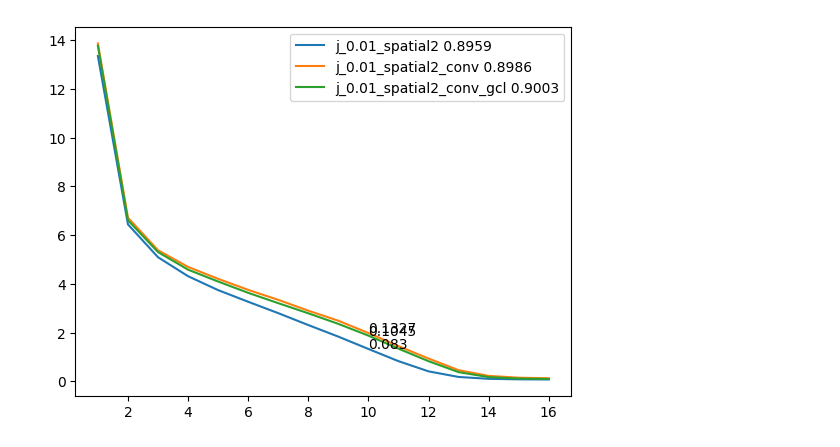
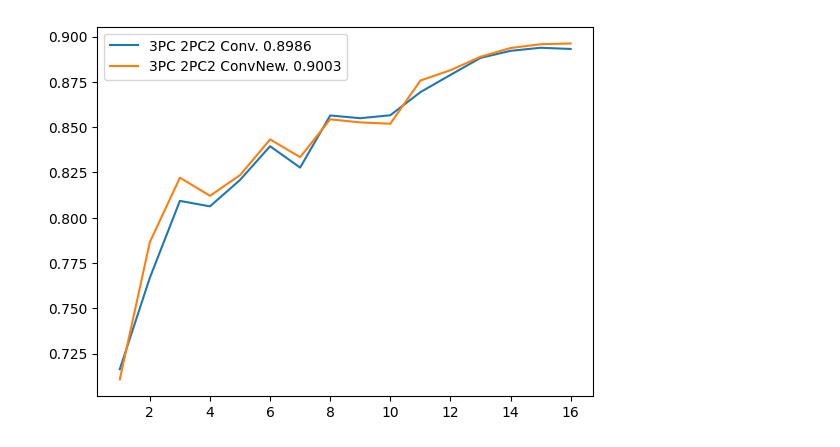
Before and after one commit to daivuongktx13/pyskl, a Jupyter notebook: demo/loss.ipynb, the cells around one changed output. Cells and saved outputs as stored; diff of their text form; code cells hidden in the pictures.

Commit message:
Visualize + ...

```diff
--- a/demo/loss.ipynb
+++ b/demo/loss.ipynb
@@ -31,3 +39,35 @@ def getLastResult(file_name):
         data = "\n".join(file.readlines()[-9:])
     top1_accs = re.findall('top1_acc: ([0-9.]+)', data)
     return top1_accs[-2]
+# %%
+count = 0
+for name, interest in zip(names, interests):
+
+    file_template = os.path.join(experiment_dir, interest, "*.log")
+    glob_files = glob.glob(file_template)
+    glob_files.sort(reverse = True)
+    log_file = glob_files[0]
+
+    result = getLastResult(log_file)
+    file_template = os.path.join(experiment_dir, interest, "*.log.json")
+    glob_files = glob.glob(file_template)
+    glob_files.sort(reverse = True)
+    log_file = glob_files[0]
+
+
+    with open(log_file, 'r') as file:
+        history = [json.loads(line.strip()) for line in file.readlines()][1:]
+    train, _, train_gcl = accumulateHistory(history)
+    epochs = list(train.keys())
+    losses = list(train.values())
+    plt.plot(epochs, losses, label = f"{name}. Loss CLS. {str(result)}")
+    if count == 0:
+        plt.text(epochs[-1], losses[-1], round(losses[-1], 4))
+        count += 1
+    if len(train_gcl.keys()) > 0:
+        epochs = list(train_gcl.keys())
+        losses = list(train_gcl.values())
+        plt.plot(epochs, losses, label = f"{name}. Loss GCL. {str(result)}")
+        plt.text(epochs[-1], losses[-1], round(losses[-1], 4))
+    plt.legend()
+plt.show()
@@ -34,27 +76,27 @@ def getLastResult(file_name):
 # %%
-for interest in interests:
+for name, interest in zip(names, interests):
 
     file_template = os.path.join(experiment_dir, interest, "*.log")
     glob_files = glob.glob(file_template)
     glob_files.sort(reverse = True)
     log_file = glob_files[0]
 
     result = getLastResult(log_file)
 
     file_template = os.path.join(experiment_dir, interest, "*.log.json")
     glob_files = glob.glob(file_template)
     glob_files.sort(reverse = True)
     log_file = glob_files[0]
 
 
     with open(log_file, 'r') as file:
         history = [json.loads(line.strip()) for line in file.readlines()][1:]
-    train, _ = accumulateHistory(history)
-    epochs = list(train.keys())
-    losses = list(train.values())
-    plt.plot(epochs, losses, label = interest + " " + str(result))
-    plt.text(epochs[-7], losses[-7], round(losses[-1], 4))
+    _, valid, _ = accumulateHistory(history)
+    epochs = list(valid.keys())
+    accuracies = list(valid.values())
+    plt.plot(epochs, accuracies, label = f"{name}. {str(result)}")
+    # plt.text(epochs[-10], accuracies[-1], result)
     plt.legend()
 plt.show()
 # %% [output]
-[figure, old version]
+[figure, new version]
```
Also changed, not shown: parts of 6 cells of this notebook, 11 other files.
